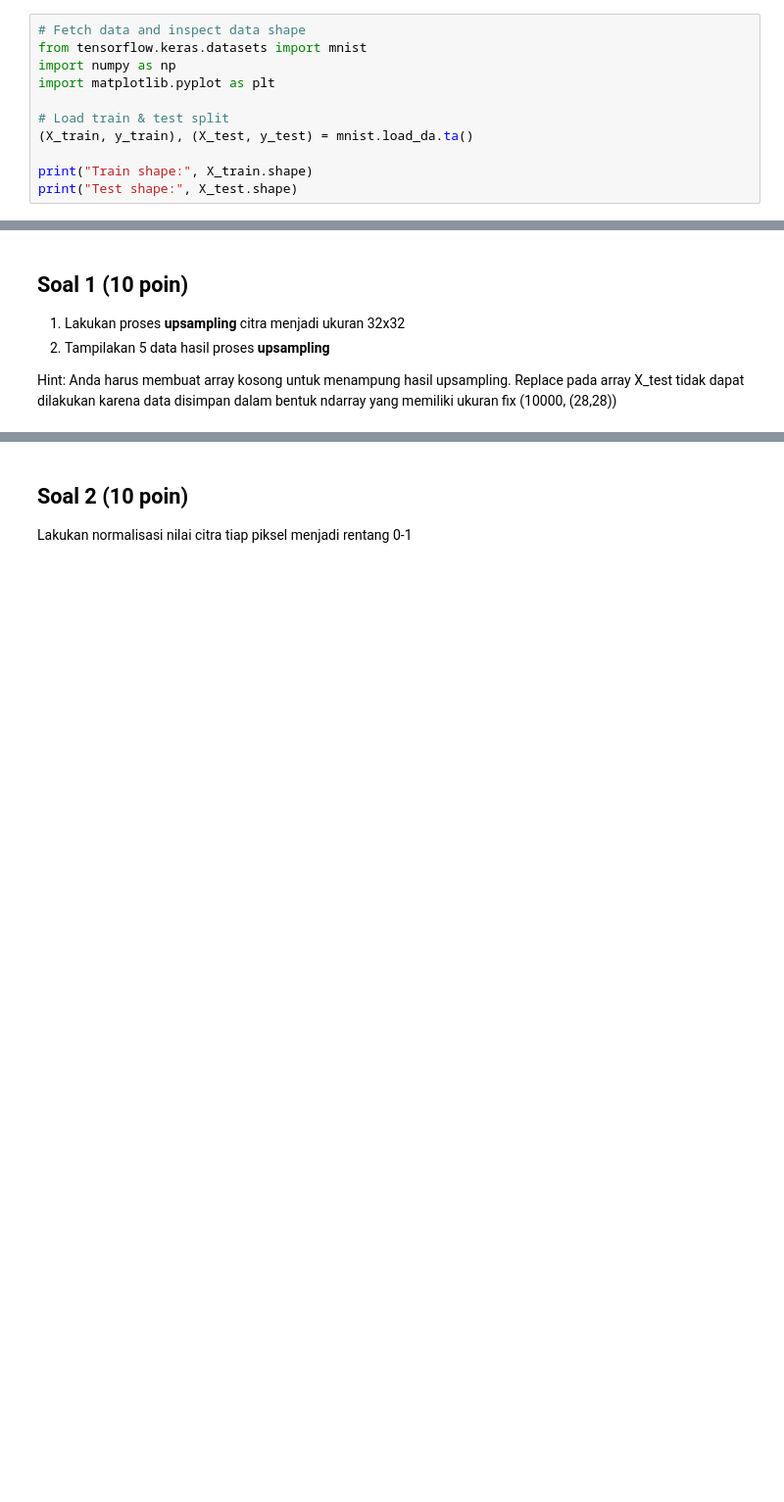
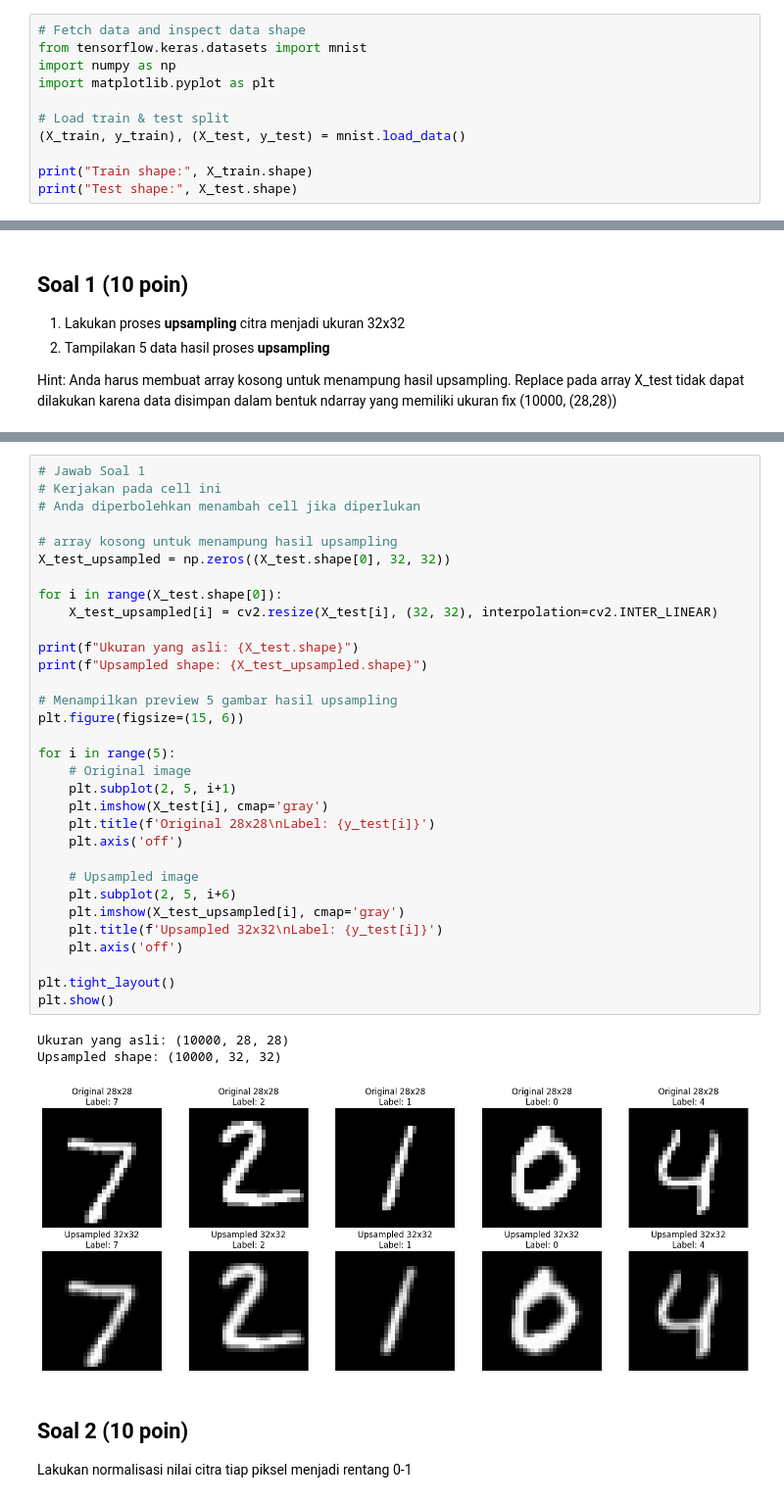
Before and after one commit to FarrelAD/Sinau-Mesin, a Jupyter notebook: notebooks/03-kuis-01/quiz-01.ipynb, the cells around one changed output, grey strips where cells are left out. Shown at 98% size. Cells and saved outputs as stored; diff of their text form; blank space fills up the shorter version.

```diff
--- a/notebooks/03-kuis-01/quiz-01.ipynb
+++ b/notebooks/03-kuis-01/quiz-01.ipynb
@@ -539,7 +564,7 @@ import numpy as np
 import matplotlib.pyplot as plt
 
 # Load train & test split
-(X_train, y_train), (X_test, y_test) = mnist.load_da.ta()
+(X_train, y_train), (X_test, y_test) = mnist.load_data()
 
 print("Train shape:", X_train.shape)
 print("Test shape:", X_test.shape)
@@ -569,3 +600,39 @@ Hint: Anda harus membuat array kosong untuk menampung hasil upsampling. Replace
+# %%
+# Jawab Soal 1
+# Kerjakan pada cell ini
+# Anda diperbolehkan menambah cell jika diperlukan
+
+# array kosong untuk menampung hasil upsampling
+X_test_upsampled = np.zeros((X_test.shape[0], 32, 32))
+
+for i in range(X_test.shape[0]):
+    X_test_upsampled[i] = cv2.resize(X_test[i], (32, 32), interpolation=cv2.INTER_LINEAR)
+
+print(f"Ukuran yang asli: {X_test.shape}")
+print(f"Upsampled shape: {X_test_upsampled.shape}")
+
+# Menampilkan preview 5 gambar hasil upsampling
+plt.figure(figsize=(15, 6))
+
+for i in range(5):
+    # Original image
+    plt.subplot(2, 5, i+1)
+    plt.imshow(X_test[i], cmap='gray')
+    plt.title(f'Original 28x28\nLabel: {y_test[i]}')
+    plt.axis('off')
+
+    # Upsampled image
+    plt.subplot(2, 5, i+6)
+    plt.imshow(X_test_upsampled[i], cmap='gray')
+    plt.title(f'Upsampled 32x32\nLabel: {y_test[i]}')
+    plt.axis('off')
+
+plt.tight_layout()
+plt.show()
+# %% [output]
+Ukuran yang asli: (10000, 28, 28)
+Upsampled shape: (10000, 32, 32)
+[figure, added]
 # %% [markdown]
 ## Soal 2 (10 poin)
 Lakukan normalisasi nilai citra tiap piksel menjadi rentang 0-1
```
Also changed, not shown: parts of 16 cells of this notebook.
